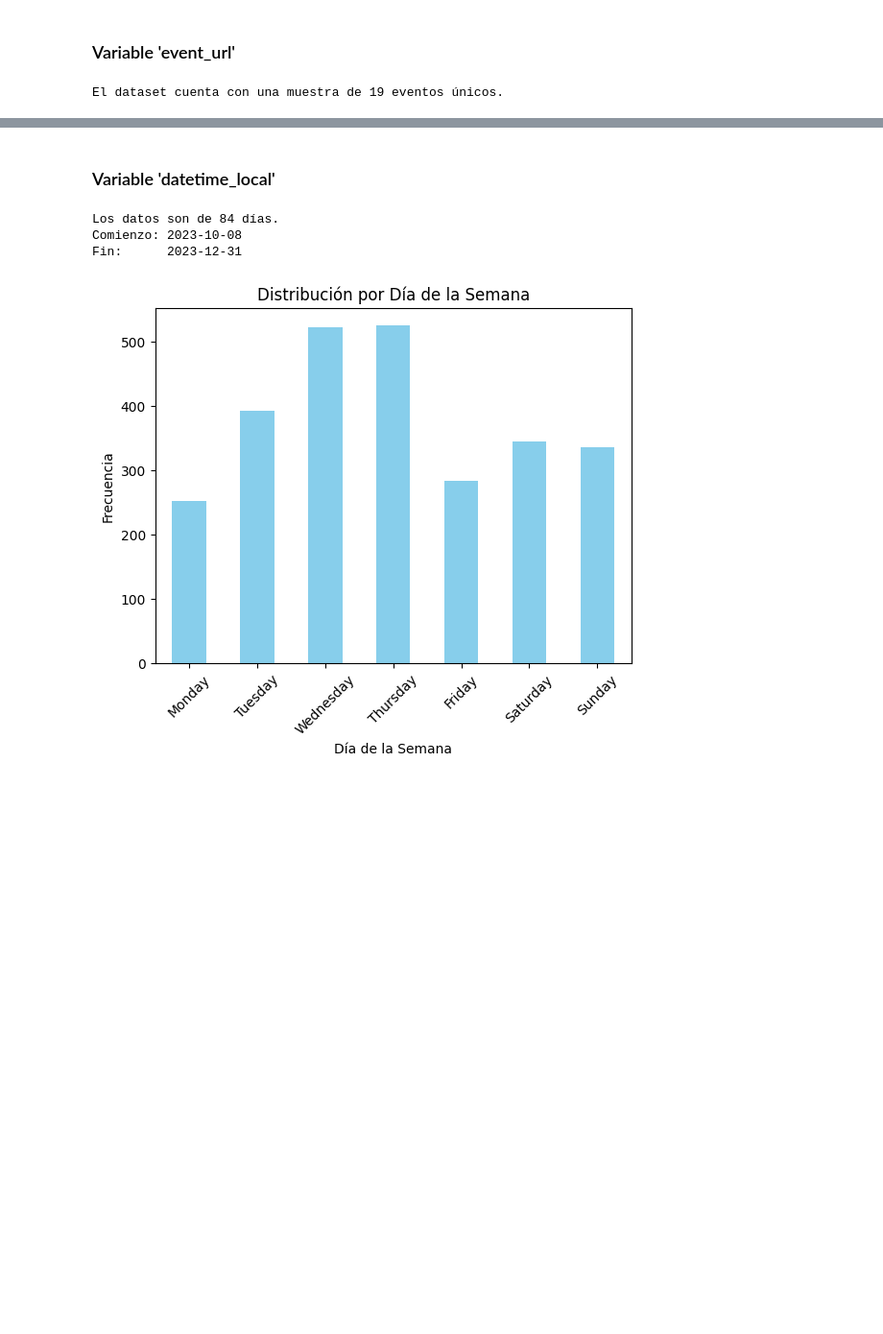
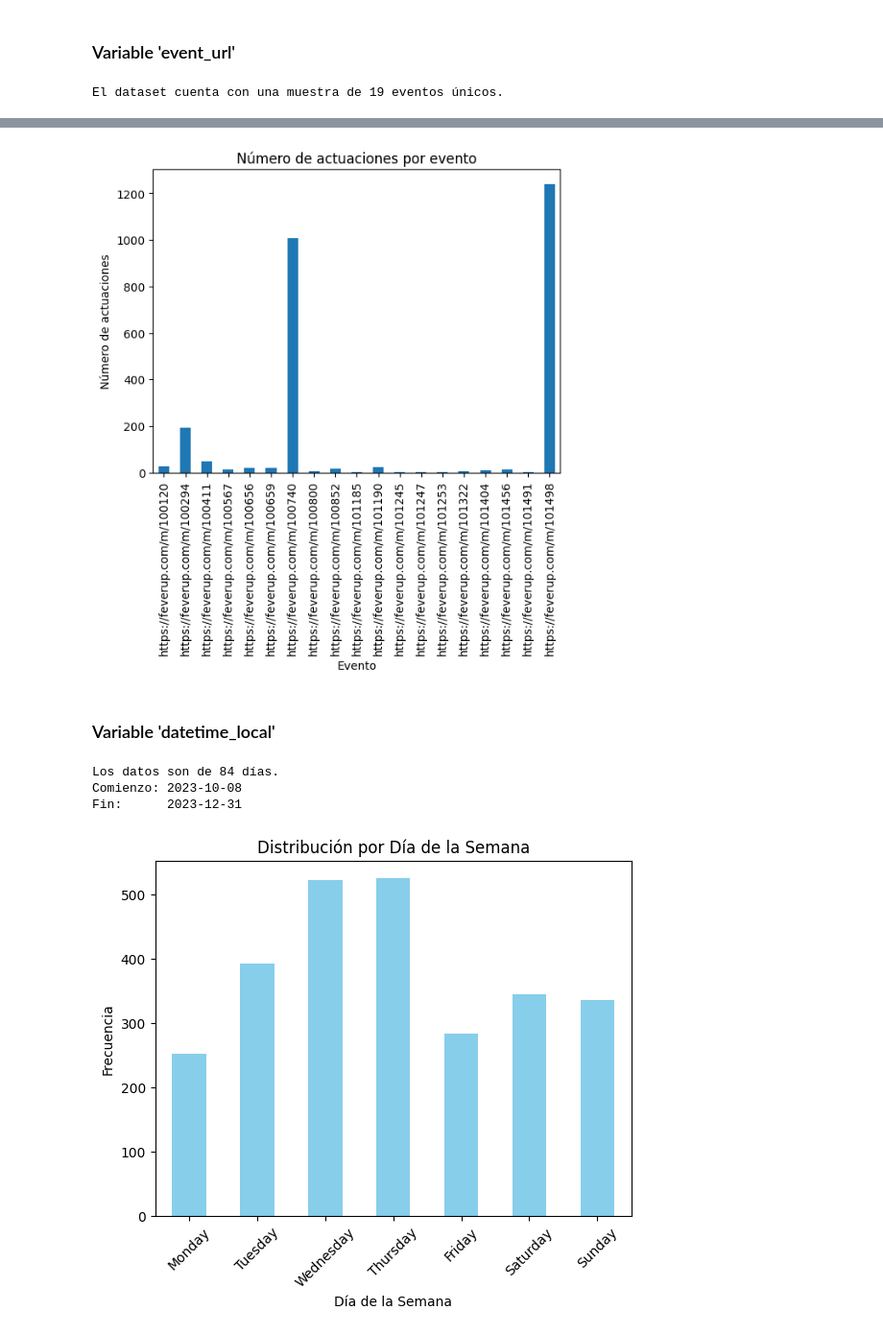
Before and after one commit to martahinojosa1/Feverup_events_and_prices, a Jupyter notebook: notebooks/2-feverup_EDA.ipynb, the cells around one changed output, grey strips where cells are left out. Shown at 96% size. Drawn from its saved outputs; the diff is of its cells as text; code cells hidden in the pictures; blank space fills up the shorter version.

```diff
--- a/notebooks/2-feverup_EDA.ipynb
+++ b/notebooks/2-feverup_EDA.ipynb
@@ -355,0 +351,4 @@ tickets.head()
+# %%
+link_data = "https://docs.google.com/spreadsheets/d/1QvsVM0K2YZWGuFNoKJzaZrRFsvCtmYbMCTvf3twFCgY/export?format=csv"
+tickets = pd.read_csv(link_data)
+tickets.head()
@@ -501,2 +443,0 @@ Vamos a ver cuántos de cada tipo y....
-# %%
-tickets['datetime_local'] = pd.to_datetime(tickets['datetime_local'])
@@ -536,3 +444,15 @@ fig.show()
+# %%
+# CUÁNTOS PASES POR CADA EVENTO ÚNICO
+events_actuations = tickets.groupby('event_url').size()                                                     # Agrupar los datos por el evento y contar el número de actuaciones por evento
+
+# Visualizar el conteo en un diagrama de barras
+events_actuations.plot(kind='bar')
+plt.title('Número de actuaciones por evento')
+plt.xlabel('Evento')
+plt.ylabel('Número de actuaciones')
+plt.show()
+# %% [output]
+[figure, added]
 # %% [markdown]
 ### Variable 'datetime_local'
 # %%
```
Also changed, not shown: parts of 41 cells of this notebook.
